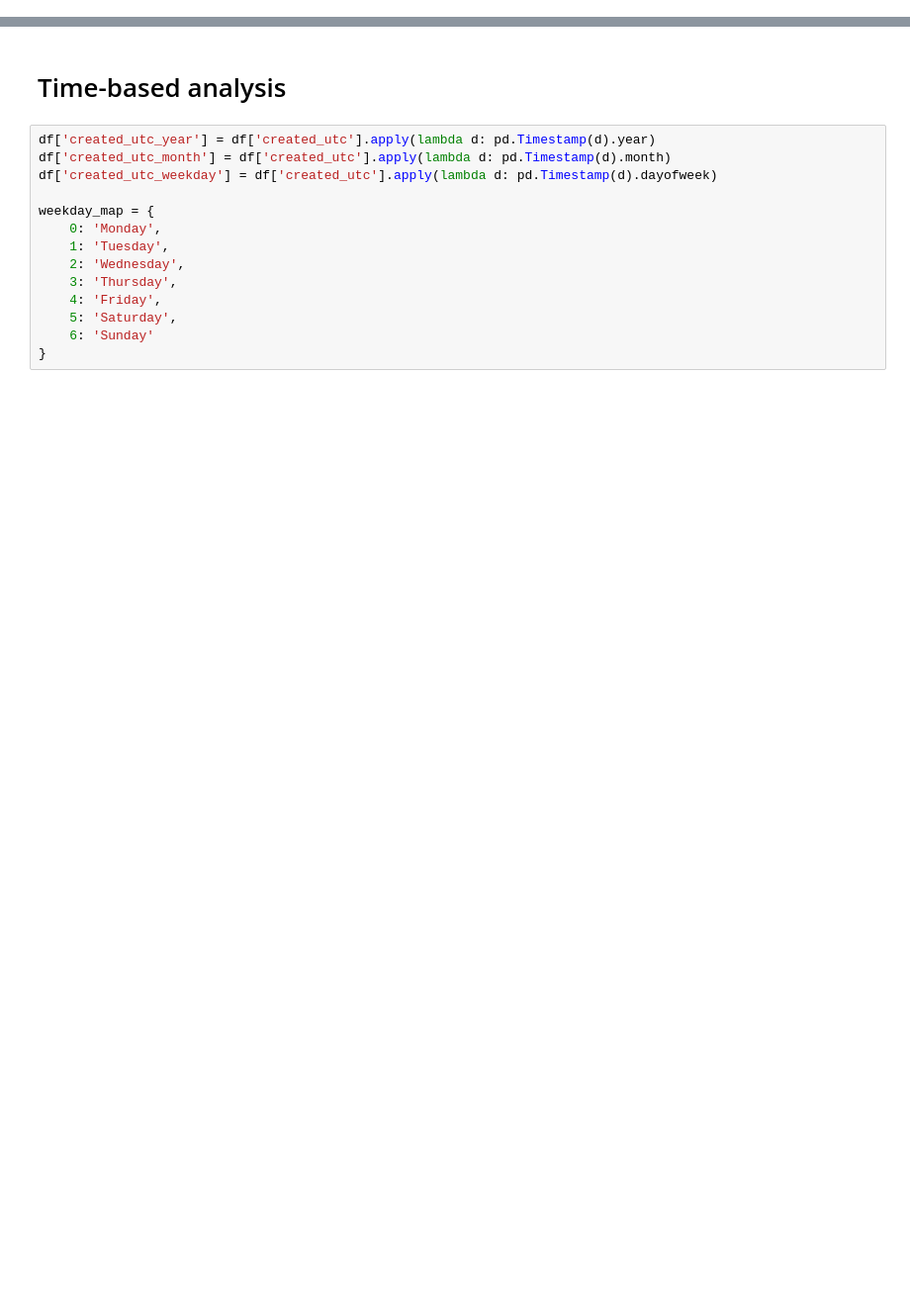
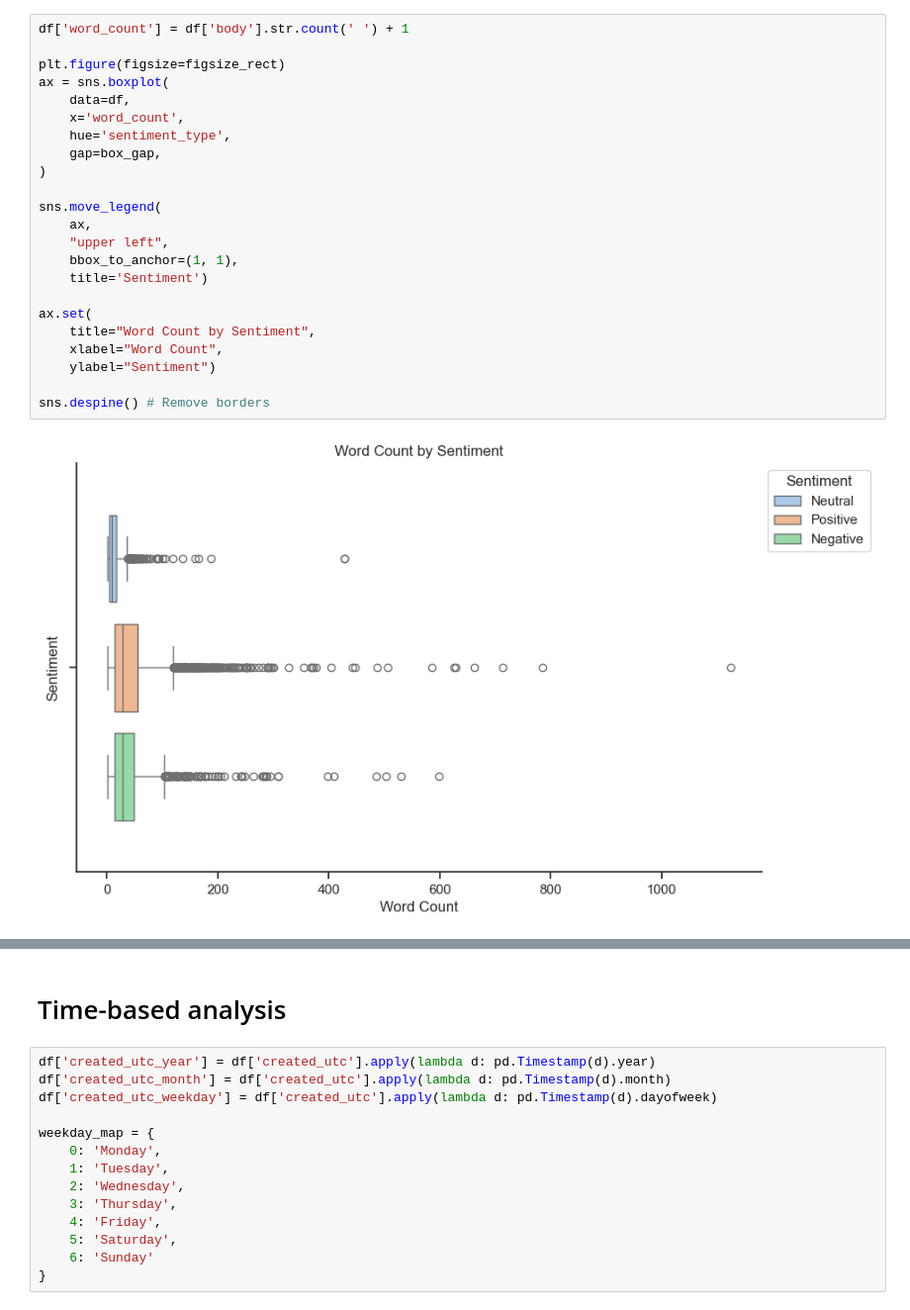
Before and after one commit to MrNobdy-T/DataEngineering_Project, a Jupyter notebook: notebooks/data_analysis.ipynb, the cells around one changed output, grey strips where cells are left out. Shown at 99% size. Cells and saved outputs as stored; diff of their text form; blank space fills up the shorter version.

```diff
--- a/notebooks/data_analysis.ipynb
+++ b/notebooks/data_analysis.ipynb
@@ -81,3 +98,28 @@ ax.set(
 sns.despine() # Remove borders
 # %% [output]
 [figure]
+# %%
+df['word_count'] = df['body'].str.count(' ') + 1
+
+plt.figure(figsize=figsize_rect)
+ax = sns.boxplot(
+    data=df,
+    x='word_count',
+    hue='sentiment_type',
+    gap=box_gap,
+)
+
+sns.move_legend(
+    ax,
+    "upper left",
+    bbox_to_anchor=(1, 1),
+    title='Sentiment')
+
+ax.set(
+    title="Word Count by Sentiment",
+    xlabel="Word Count",
+    ylabel="Sentiment")
+
+sns.despine() # Remove borders
+# %% [output]
+[figure, added]
```
Also changed, not shown: parts of 20 cells of this notebook, 4 other files.
